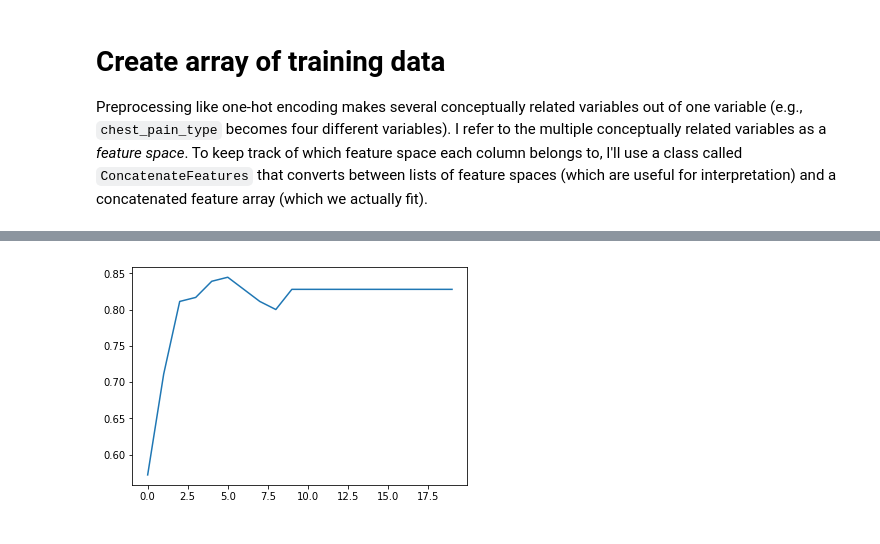
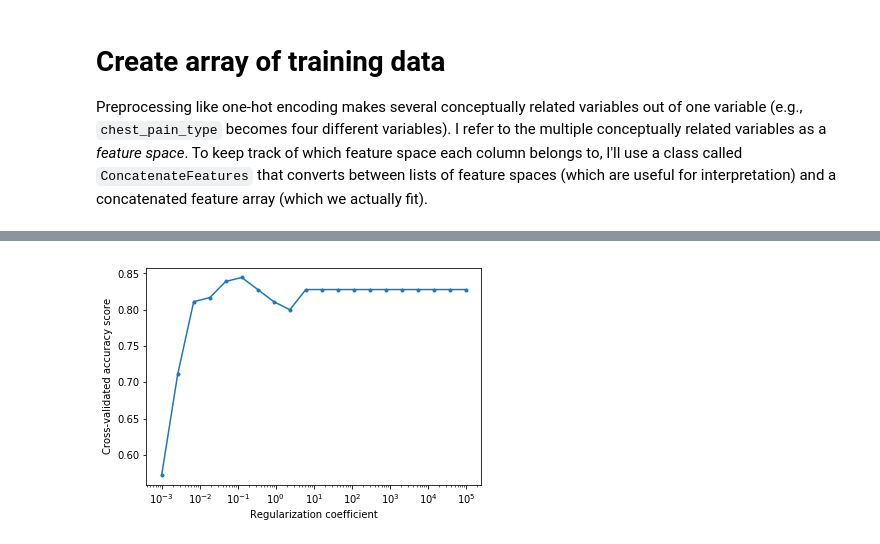
Before and after one commit to r-b-g-b/ml-with-a-heart, a Jupyter notebook: notebooks/001-data-exploration.ipynb, the cells around one changed output, grey strips where cells are left out. Cells and saved outputs as stored; diff of their text form; code cells hidden in the pictures.

```diff
--- a/notebooks/001-data-exploration.ipynb
+++ b/notebooks/001-data-exploration.ipynb
@@ -122,4 +128,6 @@ _ = logistic_regression.fit(X, train_labels.values.ravel())
 # %%
-_ = plt.plot(logistic_regression.scores_[1].mean(0))
+_ = plt.semilogx(logistic_regression.Cs, logistic_regression.scores_[1].mean(0), '.-')
+_ = plt.xlabel('Regularization coefficient')
+_ = plt.ylabel('Cross-validated accuracy score')
 # %% [output]
-[figure, old version]
+[figure, new version]
```
Also changed, not shown: parts of 17 cells of this notebook.
